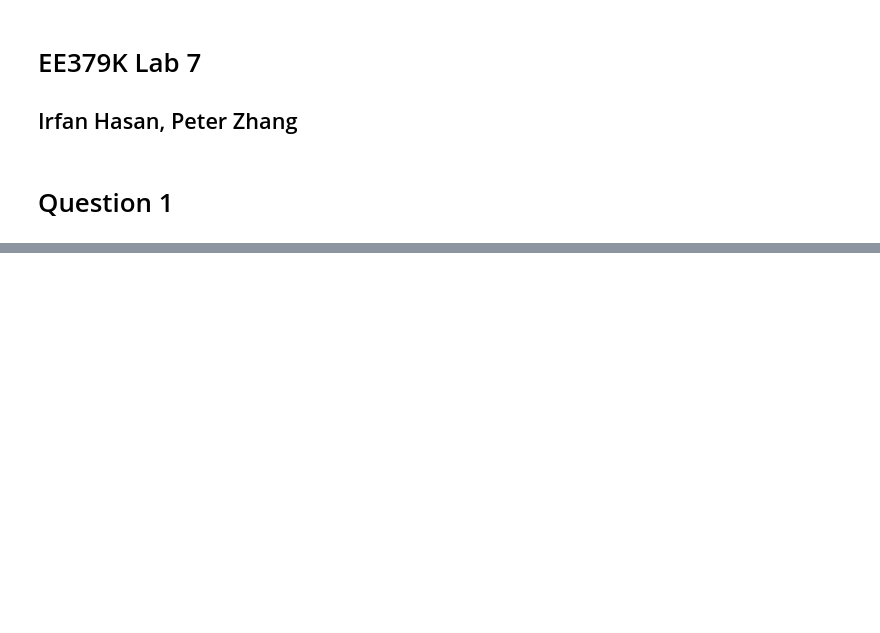
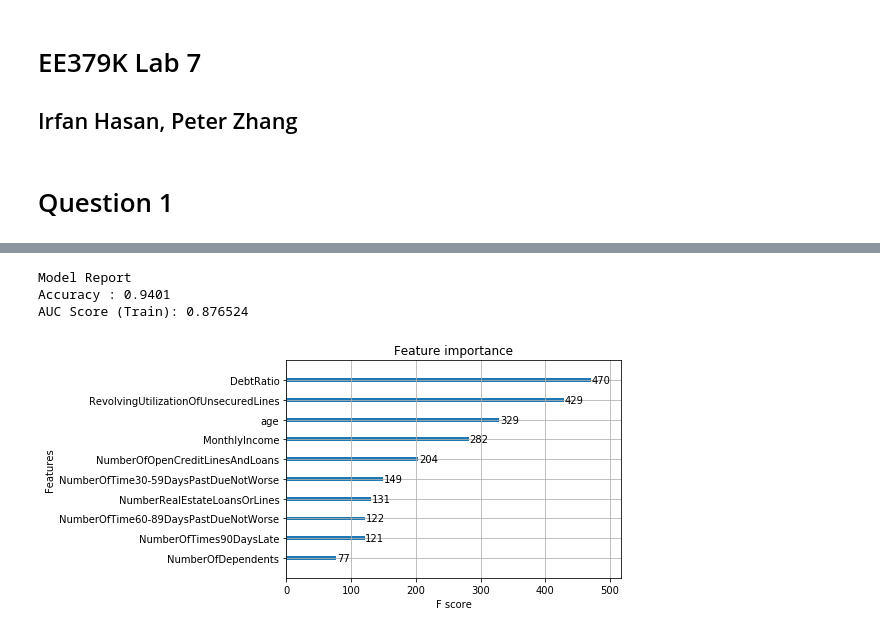
Before and after one commit to irfanhasan/EE379K, a Jupyter notebook: Lab7/Untitled.ipynb, the cells around one changed output, grey strips where cells are left out. Saved outputs shown, nothing was run; the diff lists cells and outputs as text; code cells hidden in the pictures; blank space fills up the shorter version.

```diff
--- a/Lab7/Untitled.ipynb
+++ b/Lab7/Untitled.ipynb
@@ -87,0 +376,24 @@ sns.pairplot(X_log)
+# %%
+# read in data
+train = pd.read_csv("cs-training.csv")
+
+# drop id
+train = train.drop('Unnamed: 0', axis=1)
+
+# fill missing values with 0
+train = train.fillna(0)
+
+# add 3000 to monthly income
+train_3000 = train.copy()
+train_3000['MonthlyIncome'] += 3000 * train_3000['SeriousDlqin2yrs']
+
+# split to X y
+X_train = train.drop('SeriousDlqin2yrs', axis=1)
+y_train = train['SeriousDlqin2yrs']
+X_train3000 = train_3000.drop('SeriousDlqin2yrs', axis=1)
+
+# log
+X_train = np.log1p(X_train)
+X_train3000 = np.log1p(X_train3000)
+
+X_train.head()
@@ -87,0 +449,21 @@ sns.pairplot(X_log)
+# %%
+# use xgb model to check the feature importance
+clf = xgb.XGBClassifier(
+    colsample_bytree=0.6,
+    learning_rate=0.1,
+    max_depth=5,
+    min_child_weight=11,
+    n_estimators=95,
+    objective='binary:logistic',
+    subsample=0.7
+)
+
+X_train1, X_test1, y_train1, y_test1 = train_test_split(X_train, y_train, test_size=.15)
+X_train3000, X_test3000, y_train3000, y_test3000 = train_test_split(X_train3000, y_train, test_size=0.15)
+# %%
+modelfit(clf, X_train1, y_train1, X_train1, y_train1)
+# %% [output]
+Model Report
+Accuracy : 0.9401
+AUC Score (Train): 0.876524
+[figure, added]
```
Also changed, not shown: parts of 48 cells of this notebook.
